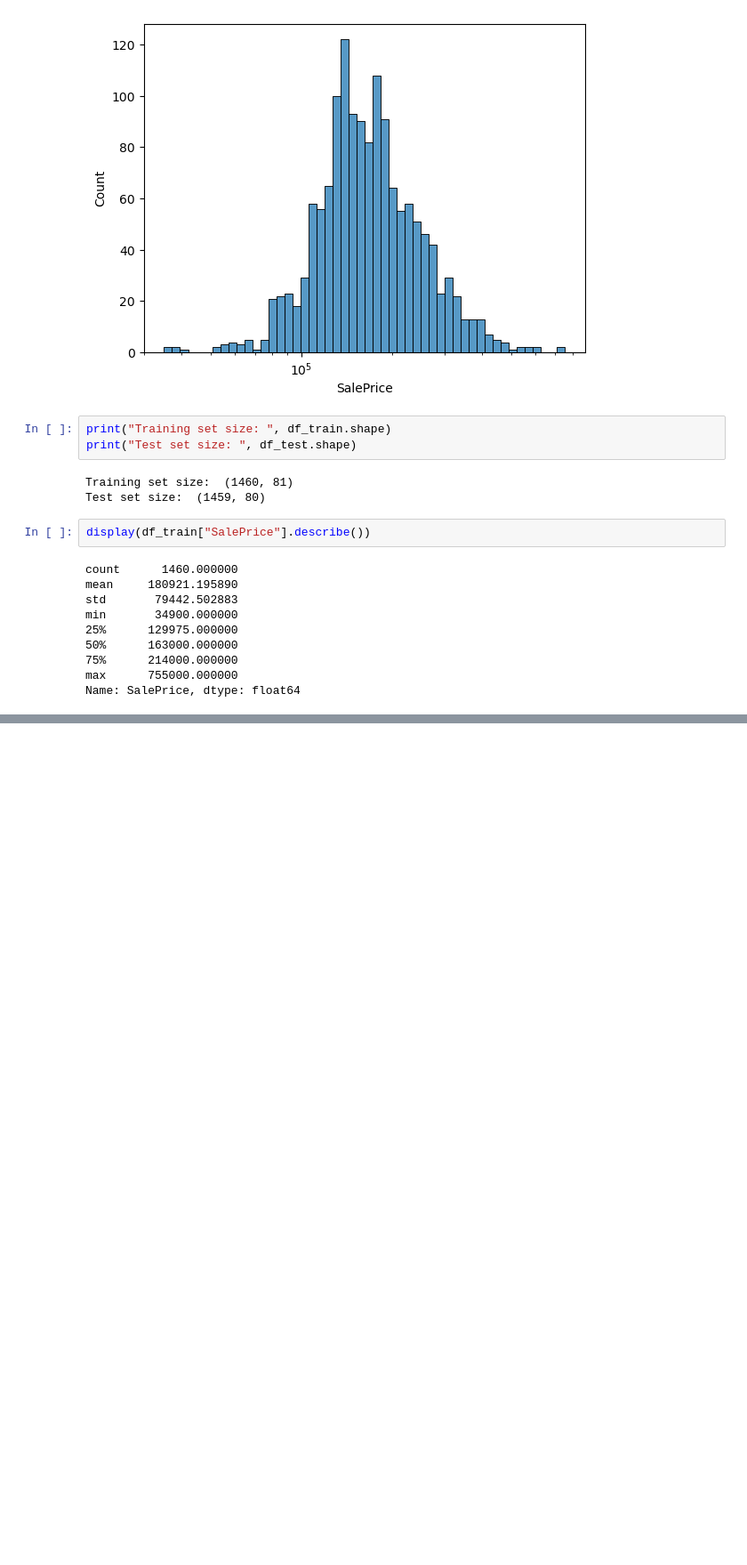
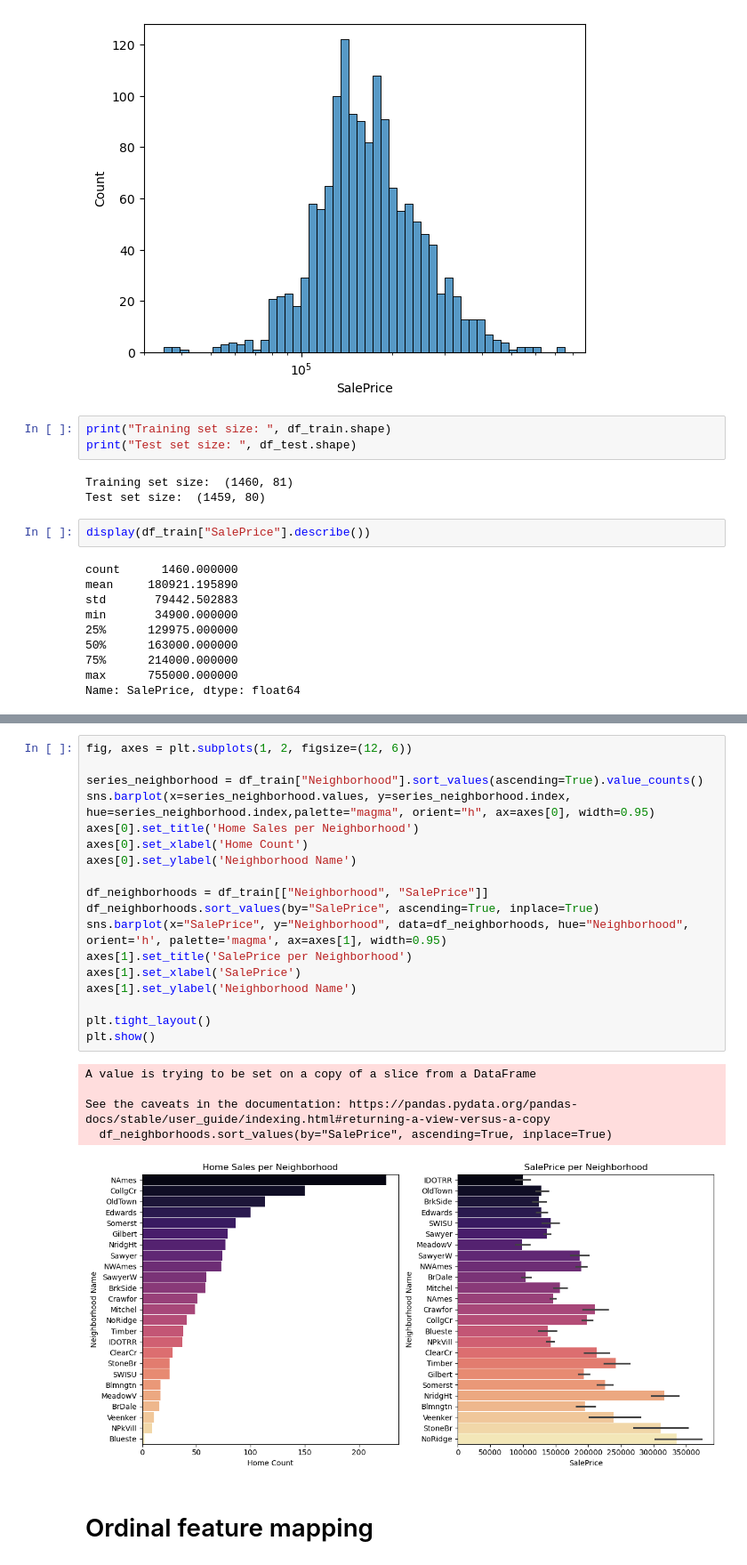
Before and after one commit to blazekotsenburg/kaggle_home_price_pred_playground, a Jupyter notebook: eda.ipynb, the cells around one changed output, grey strips where cells are left out. Shown at 89% size. Cells and saved outputs as stored; diff of their text form; blank space fills up the shorter version.

```diff
--- a/eda.ipynb
+++ b/eda.ipynb
@@ -218,0 +268,26 @@ Passing `palette` without assigning `hue` is deprecated and will be removed in v
+# %%
+fig, axes = plt.subplots(1, 2, figsize=(12, 6))
+
+series_neighborhood = df_train["Neighborhood"].sort_values(ascending=True).value_counts()
+sns.barplot(x=series_neighborhood.values, y=series_neighborhood.index, hue=series_neighborhood.index,palette="magma", orient="h", ax=axes[0], width=0.95)
+axes[0].set_title('Home Sales per Neighborhood')
+axes[0].set_xlabel('Home Count')
+axes[0].set_ylabel('Neighborhood Name')
+
+df_neighborhoods = df_train[["Neighborhood", "SalePrice"]]
+df_neighborhoods.sort_values(by="SalePrice", ascending=True, inplace=True)
+sns.barplot(x="SalePrice", y="Neighborhood", data=df_neighborhoods, hue="Neighborhood", orient='h', palette='magma', ax=axes[1], width=0.95)
+axes[1].set_title('SalePrice per Neighborhood')
+axes[1].set_xlabel('SalePrice')
+axes[1].set_ylabel('Neighborhood Name')
+
+plt.tight_layout()
+plt.show()
+# %% [output]
+A value is trying to be set on a copy of a slice from a DataFrame
+
+See the caveats in the documentation: https://pandas.pydata.org/pandas-docs/stable/user_guide/indexing.html#returning-a-view-versus-a-copy
+  df_neighborhoods.sort_values(by="SalePrice", ascending=True, inplace=True)
+[figure, added]
+# %% [markdown]
+# Ordinal feature mapping
```
Also changed, not shown: parts of 39 cells of this notebook, 13 other files.
